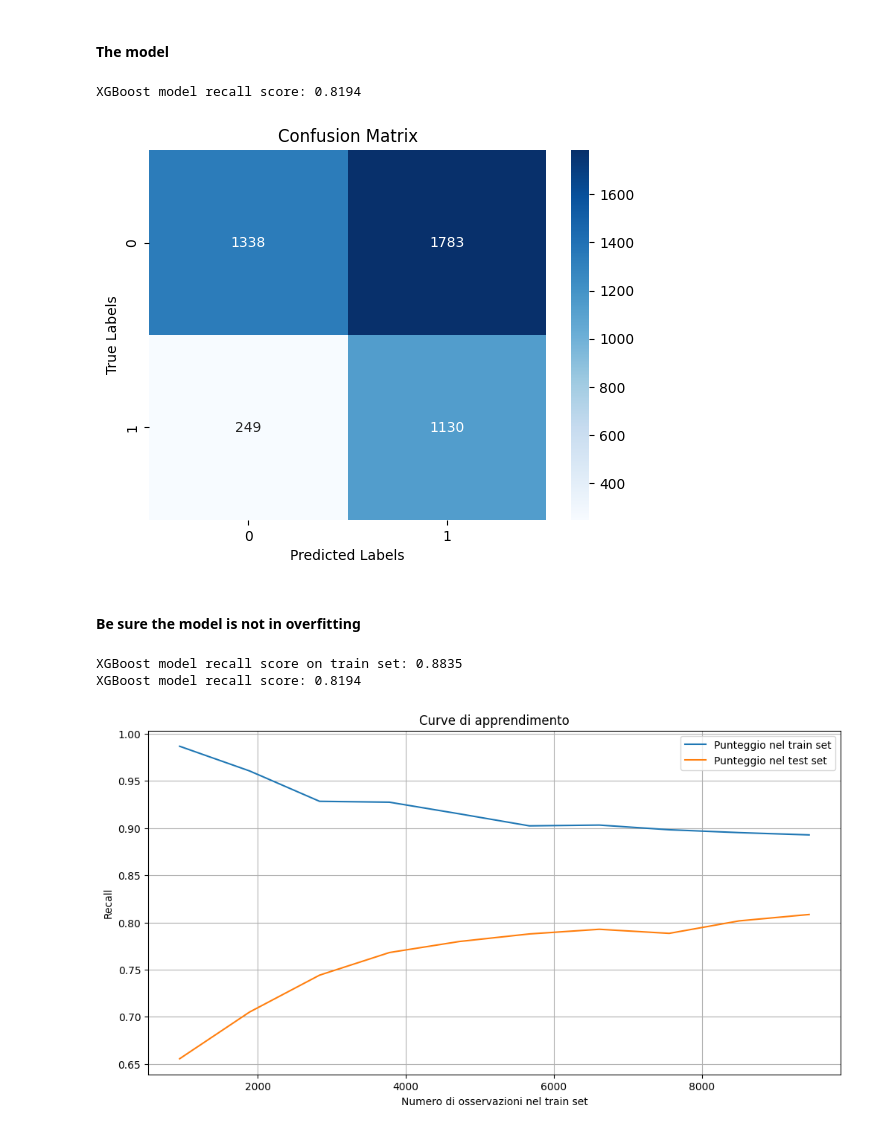
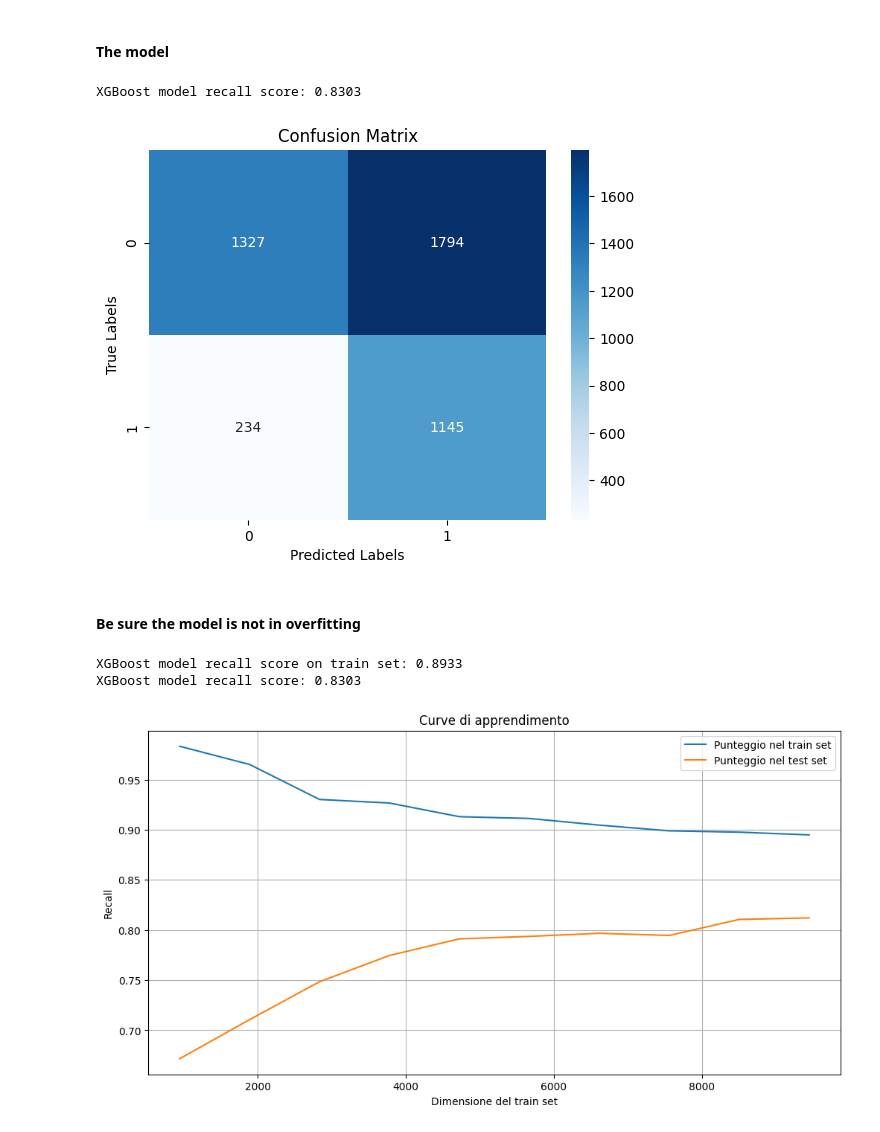
Before and after one commit to mariateresa6/Interpretable-Machine-Learning-on-AIDS-dataset, a Jupyter notebook: predictions.ipynb, the cells around one changed output. Drawn from its saved outputs; the diff is of its cells as text; code cells hidden in the pictures.

```diff
--- a/predictions.ipynb
+++ b/predictions.ipynb
@@ -93,7 +92,7 @@ b_params = {
     'colsample_bytree': 0.8}
 
 #fit the model on train set
-xgb_clf_best = XGBClassifier(**b_params)
+xgb_clf_best = XGBClassifier(**best_params, random_state = 990)
 xgb_clf_best.fit(X_train, y_train)
 
 # Predictions on  test set
@@ -110,41 +109,41 @@ plt.ylabel('True Labels')
 plt.title('Confusion Matrix')
 plt.show()
 # %% [output]
-XGBoost model recall score: 0.8194
+XGBoost model recall score: 0.8303
-[figure, old version]
+[figure, new version]
 # %% [markdown]
 #### Be sure the model is not in overfitting
 # %%
 y_pred_train = xgb_clf_best.predict(X_train)
 recall_train = recall_score(y_train, y_pred_train)
 print('XGBoost model recall score on train set: {0:0.4f}'.format(recall_train))
 print('XGBoost model recall score: {0:0.4f}'.format(recall))
 
 from sklearn.model_selection import learning_curve
 from sklearn.metrics import make_scorer, recall_score
 
 # learning curve
 def plot_learning_curve(estimator, X, y, cv=10, train_sizes=np.linspace(0.1, 1.0, 10)):
     recall_scorer = make_scorer(recall_score)
     train_sizes, train_scores, validation_scores = learning_curve(
         estimator, X, y, cv=cv, scoring=recall_scorer, train_sizes=train_sizes)
 
     train_scores_mean = np.mean(train_scores, axis=1)
     validation_scores_mean = np.mean(validation_scores, axis=1)
 
     plt.figure(figsize=(12, 6))
     plt.plot(train_sizes, train_scores_mean, label='Punteggio nel train set')
     plt.plot(train_sizes, validation_scores_mean, label='Punteggio nel test set')
     plt.ylabel('Recall')
-    plt.xlabel('Numero di osservazioni nel train set')
+    plt.xlabel('Dimensione del train set')
     plt.title('Curve di apprendimento')
     plt.legend()
     plt.grid()
     plt.show()
 
 # Tracciare le learning curve
 plot_learning_curve(xgb_clf_best, X_train, y_train, cv=10)
 # %% [output]
-XGBoost model recall score on train set: 0.8835
-XGBoost model recall score: 0.8194
+XGBoost model recall score on train set: 0.8933
+XGBoost model recall score: 0.8303
-[figure, old version]
+[figure, new version]
```
Also changed, not shown: parts of 3 cells of this notebook, 2 other files.
